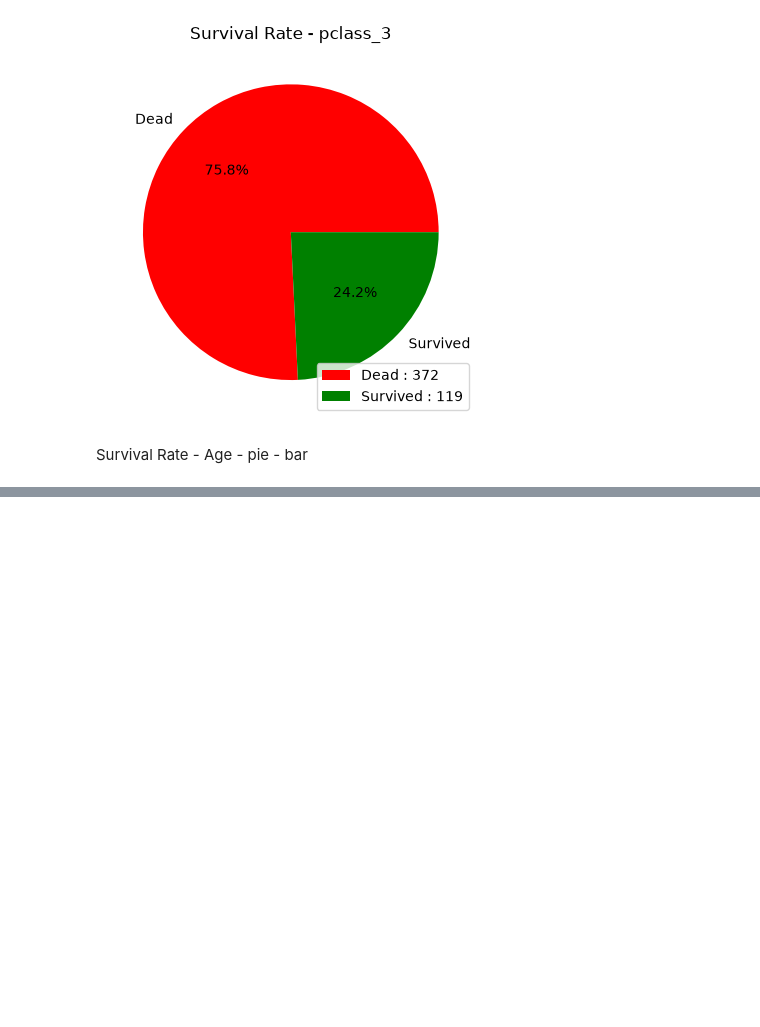
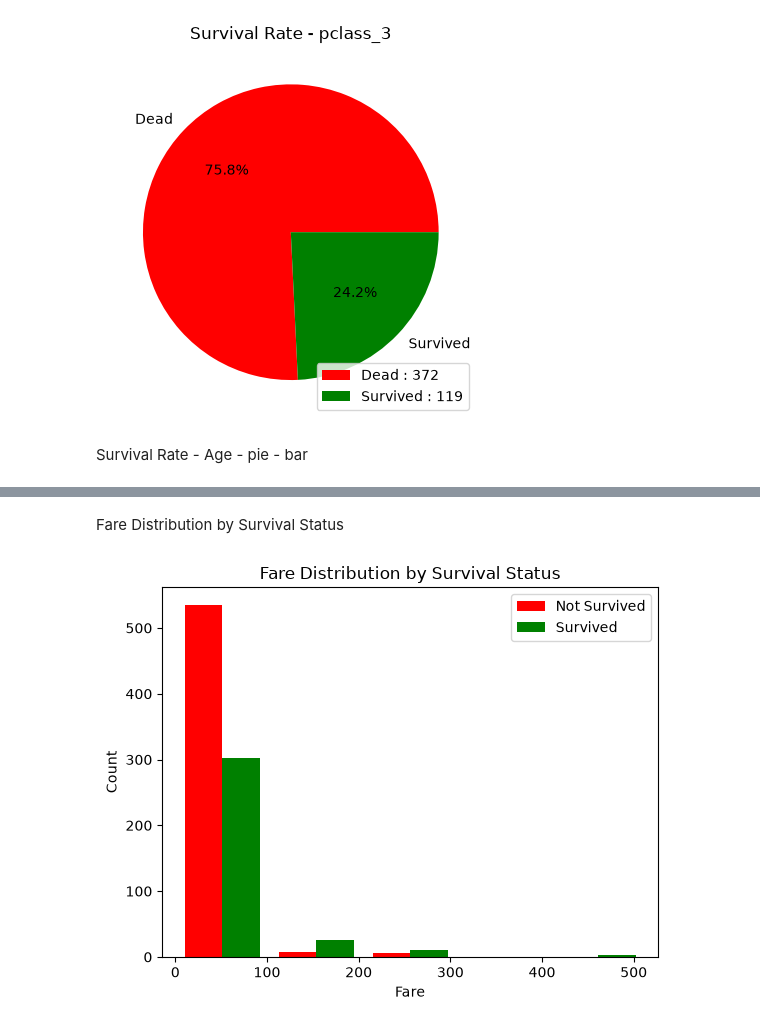
Before and after one commit to marandiohooman-star/Titanic-People-Data-Analysis, a Jupyter notebook: Titanic People Data Analysis.ipynb, the cells around one changed output, grey strips where cells are left out. Saved outputs shown, nothing was run; the diff lists cells and outputs as text; code cells hidden in the pictures; blank space fills up the shorter version.

```diff
--- a/Titanic People Data Analysis.ipynb
+++ b/Titanic People Data Analysis.ipynb
@@ -338,0 +349,11 @@ plt.show()
+# %% [markdown]
+Fare Distribution by Survival Status
+# %%
+plt.hist([df[df["survived"] == 0]["fare"], df[df["survived"] == 1]["fare"]] , color = ["red" , "green"] , label = ["Not Survived", "Survived"] , bins = 5)
+plt.title("Fare Distribution by Survival Status")
+plt.xlabel("Fare")
+plt.ylabel("Count")
+plt.legend()
+plt.show()
+# %% [output]
+[figure, added]
```
Also changed, not shown: parts of 4 cells of this notebook.
